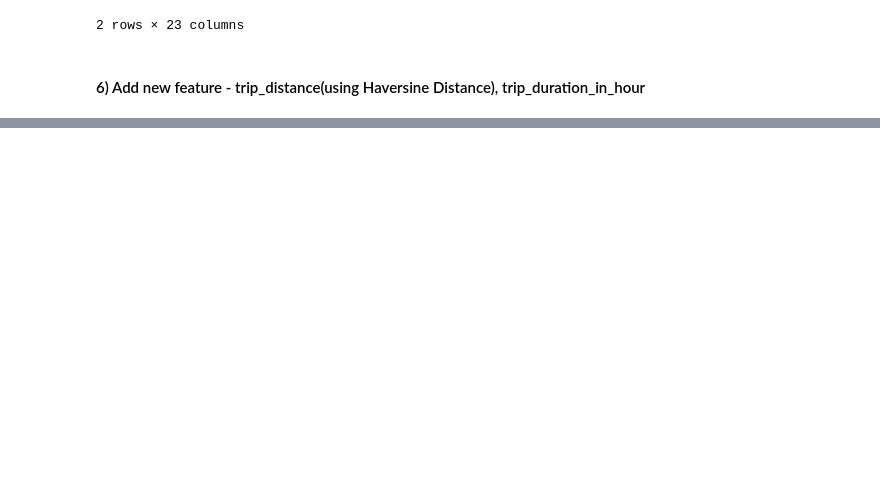
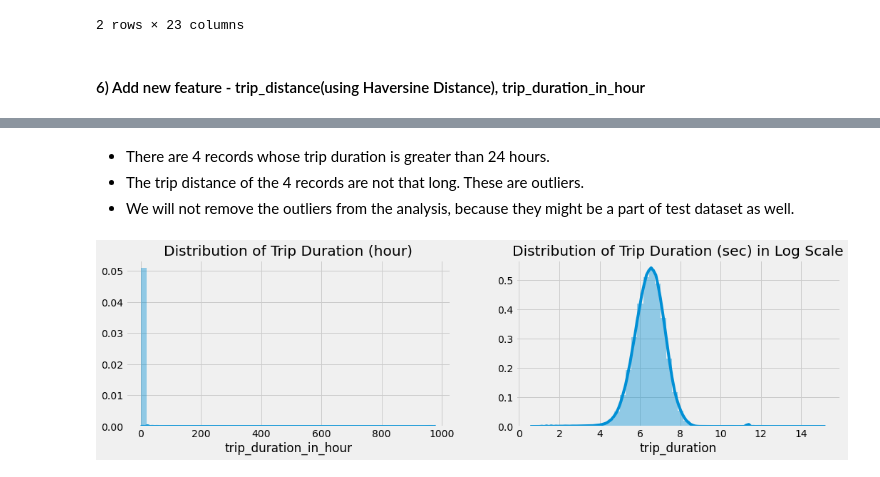
Before and after one commit to sam351/competitions, a Jupyter notebook: kaggle_NY-taxi/200603_NY-taxi_study-01_EDA.ipynb, the cells around one changed output, grey strips where cells are left out. Saved outputs shown, nothing was run; the diff lists cells and outputs as text; code cells hidden in the pictures; blank space fills up the shorter version.

```diff
--- a/kaggle_NY-taxi/200603_NY-taxi_study-01_EDA.ipynb
+++ b/kaggle_NY-taxi/200603_NY-taxi_study-01_EDA.ipynb
@@ -141,0 +184,16 @@ train.head(2)
+# %% [markdown]
+- There are 4 records whose trip duration is greater than 24 hours.
+- The trip distance of the 4 records are not that long. These are outliers.
+- We will not remove the outliers from the analysis, because they might be a part of test dataset as well.
+# %%
+fig, ax = plt.subplots(1, 2, figsize=(16, 4))
+
+sns.distplot(train.trip_duration_in_hour, ax=ax[0]).\
+    set_title('Distribution of Trip Duration (hour)')
+
+sns.distplot(np.log1p(train.trip_duration), ax=ax[1]).\
+    set_title('Distribution of Trip Duration (sec) in Log Scale')
+
+plt.show()
+# %% [output]
+[figure, added]
```
Also changed, not shown: parts of 11 cells of this notebook.
